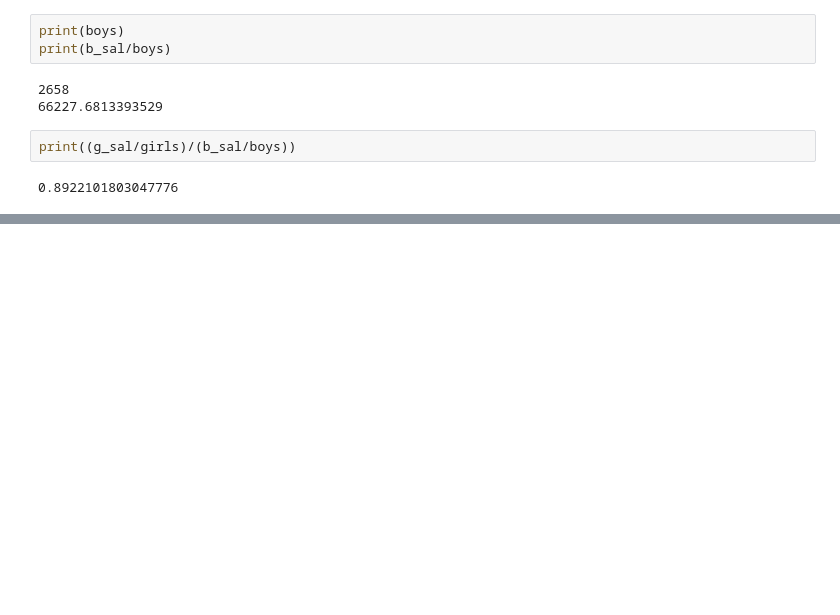
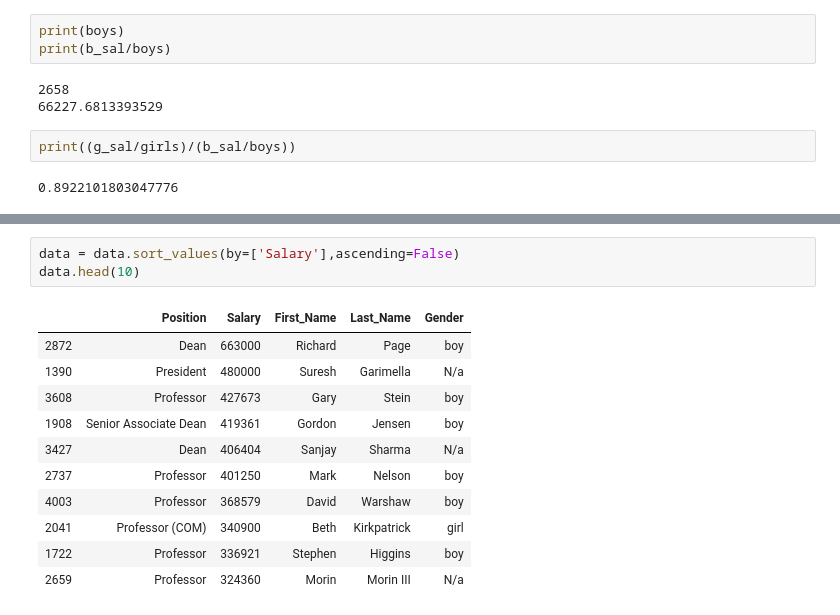
Before and after one commit to JonHart0/Python, a Jupyter notebook: UVM_Salary_2019_analysis/UVM_Salaray_2019_analysis.ipynb, the cells around one changed output, grey strips where cells are left out. Saved outputs shown, nothing was run; the diff lists cells and outputs as text; blank space fills up the shorter version.

```diff
--- a/UVM_Salary_2019_analysis/UVM_Salaray_2019_analysis.ipynb
+++ b/UVM_Salary_2019_analysis/UVM_Salaray_2019_analysis.ipynb
@@ -226,0 +254,15 @@ print((g_sal/girls)/(b_sal/boys))
+# %%
+data = data.sort_values(by=['Salary'],ascending=False)
+data.head(10)
+# %% [output]
+|  | Position | Salary | First_Name | Last_Name | Gender |
+| 2872 | Dean | 663000 | Richard | Page | boy |
+| 1390 | President | 480000 | Suresh | Garimella | N/a |
+| 3608 | Professor | 427673 | Gary | Stein | boy |
+| 1908 | Senior Associate Dean | 419361 | Gordon | Jensen | boy |
+| 3427 | Dean | 406404 | Sanjay | Sharma | N/a |
+| 2737 | Professor | 401250 | Mark | Nelson | boy |
+| 4003 | Professor | 368579 | David | Warshaw | boy |
+| 2041 | Professor (COM) | 340900 | Beth | Kirkpatrick | girl |
+| 1722 | Professor | 336921 | Stephen | Higgins | boy |
+| 2659 | Professor | 324360 | Morin | Morin III | N/a |
```
Also changed, not shown: parts of 15 cells of this notebook.
